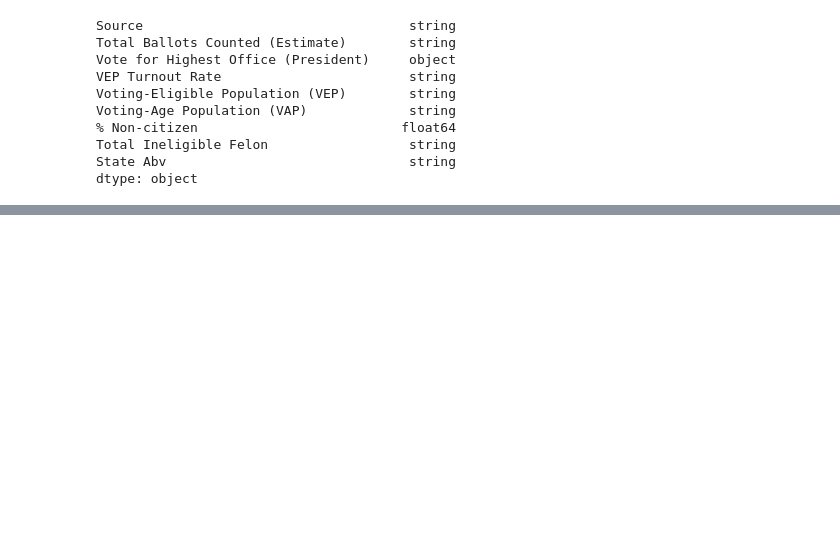
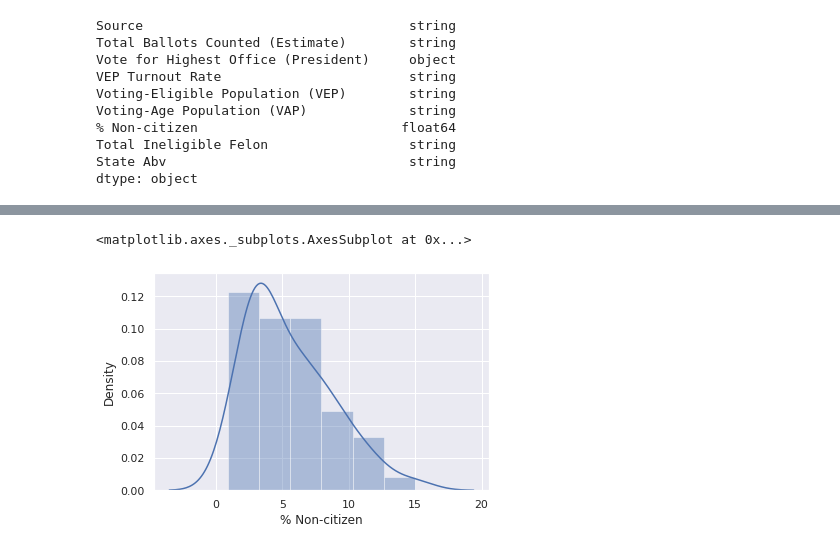
Before and after one commit to Eric1891/Micro-Credential-winter-2022, a Jupyter notebook: Day_7_Group.ipynb, the cells around one changed output, grey strips where cells are left out. Drawn from its saved outputs; the diff is of its cells as text; code cells hidden in the pictures; blank space fills up the shorter version.

```diff
--- a/Day_7_Group.ipynb
+++ b/Day_7_Group.ipynb
@@ -313,0 +332,5 @@ df.groupby(['State'])['Voting-Eligible Population (VEP)'].count().sort_values(as
+# %%
+sns.distplot(df_new['% Non-citizen'])
+# %% [output]
+<matplotlib.axes._subplots.AxesSubplot at 0x...>
+[figure, added]
```
Also changed, not shown: parts of 14 cells of this notebook.
